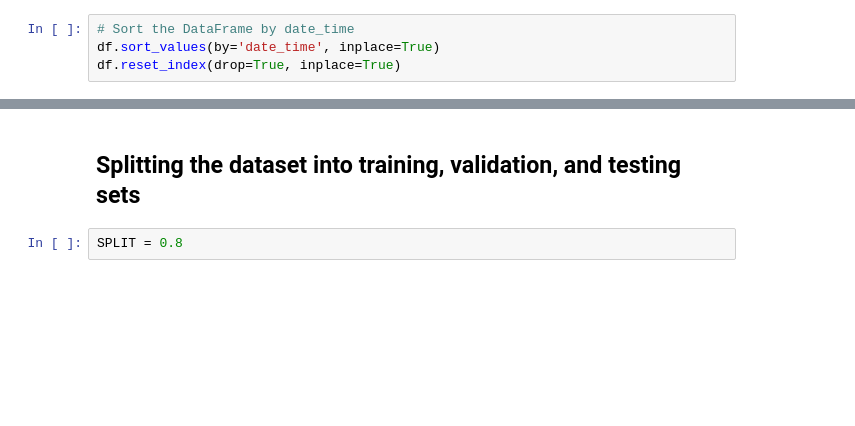
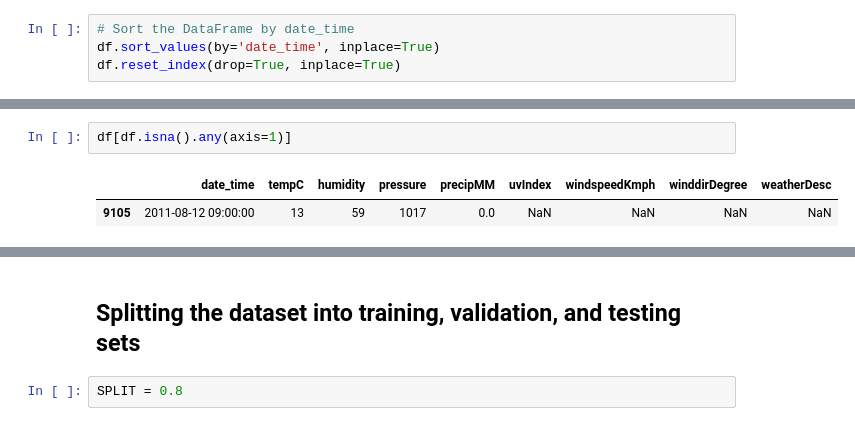
Before and after one commit to Mjrovai/Tiny-LSTM-Weather-Station, a Jupyter notebook: 02_Temp_Prediction_LSTM_TFLite_EI_SDK.ipynb, the cells around one changed output, grey strips where cells are left out. Saved outputs shown, nothing was run; the diff lists cells and outputs as text; blank space fills up the shorter version.

```diff
--- a/02_Temp_Prediction_LSTM_TFLite_EI_SDK.ipynb
+++ b/02_Temp_Prediction_LSTM_TFLite_EI_SDK.ipynb
@@ -84,4 +87,9 @@ weatherDesc      0
 dtype: int64
+# %%
+df[df.isna().any(axis=1)]
+# %% [output]
+|  | date_time | tempC | humidity | pressure | precipMM | uvIndex | windspeedKmph | winddirDegree | weatherDesc |
+| 9105 | 2011-08-12 09:00:00 | 13 | 59 | 1017 | 0.0 | NaN | NaN | NaN | NaN |
 # %%
 # Selecting relevant columns
 numeric_cols = ['tempC', 'humidity', 'pressure', 'precipMM', 'uvIndex', 'windspeedKmph', 'winddirDegree']
```
Also changed, not shown: parts of 24 cells of this notebook, 1 other file.
